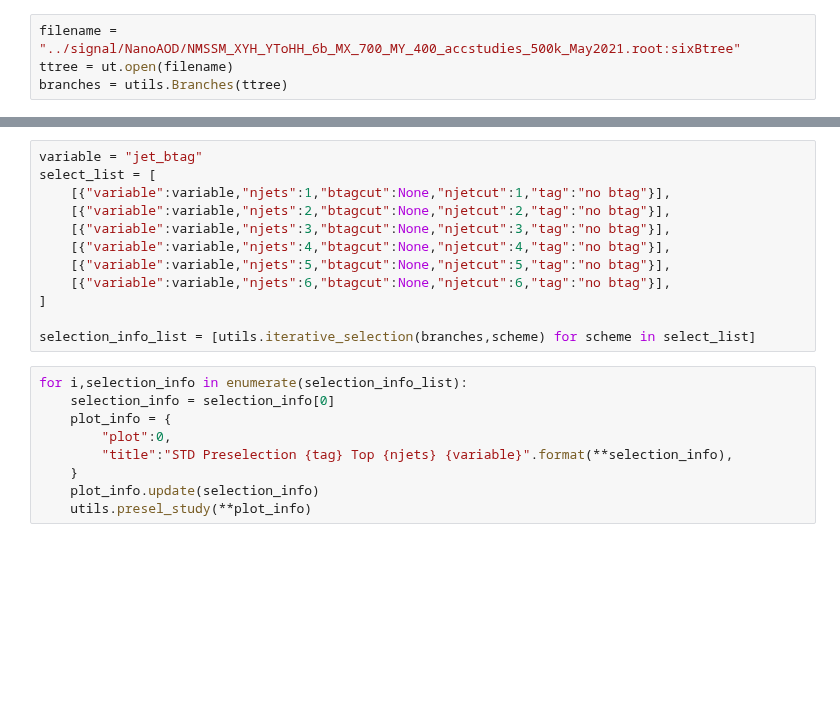
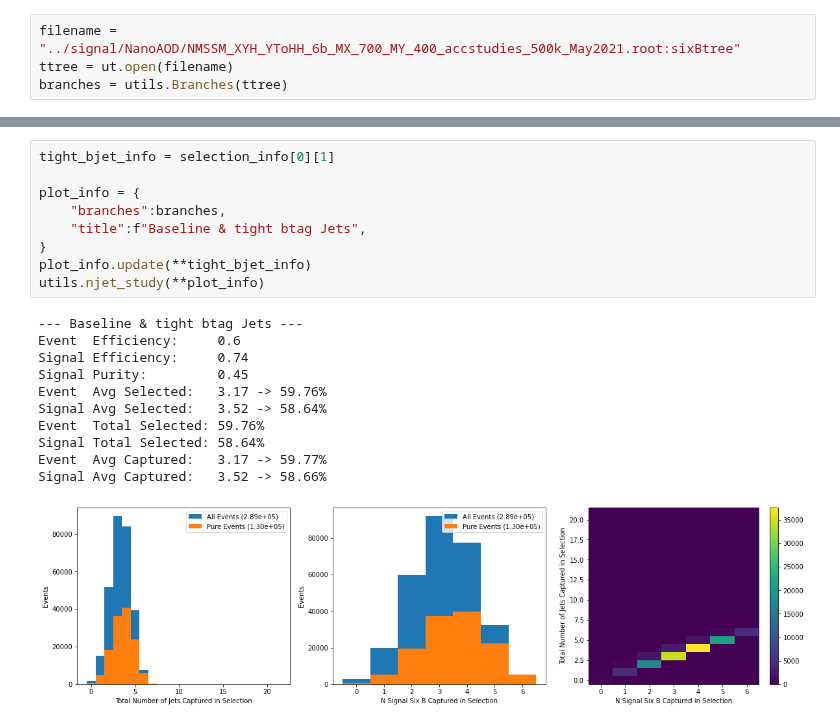
Before and after one commit to ekoenig4/analysis, a Jupyter notebook: preselection_optimization/iterative_jet_selection.ipynb, the cells around one changed output, grey strips where cells are left out. Cells and saved outputs as stored; diff of their text form; blank space fills up the shorter version.

```diff
--- a/preselection_optimization/iterative_jet_selection.ipynb
+++ b/preselection_optimization/iterative_jet_selection.ipynb
@@ -52,21 +46,21 @@ Signal Total Found: 32.85%
-# %%
-variable = "jet_btag"
-select_list = [
-    [{"variable":variable,"njets":1,"btagcut":None,"njetcut":1,"tag":"no btag"}],
-    [{"variable":variable,"njets":2,"btagcut":None,"njetcut":2,"tag":"no btag"}],
-    [{"variable":variable,"njets":3,"btagcut":None,"njetcut":3,"tag":"no btag"}],
-    [{"variable":variable,"njets":4,"btagcut":None,"njetcut":4,"tag":"no btag"}],
-    [{"variable":variable,"njets":5,"btagcut":None,"njetcut":5,"tag":"no btag"}],
-    [{"variable":variable,"njets":6,"btagcut":None,"njetcut":6,"tag":"no btag"}],
-]
-
-selection_info_list = [utils.iterative_selection(branches,scheme) for scheme in select_list]
-# %%
-for i,selection_info in enumerate(selection_info_list):
-    selection_info = selection_info[0]
-    plot_info = {
-        "plot":0,
-        "title":"STD Preselection {tag} Top {njets} {variable}".format(**selection_info),
-    }
-    plot_info.update(selection_info)
-    utils.presel_study(**plot_info)
+# %%
+tight_bjet_info = selection_info[0][1]
+
+plot_info = {
+    "branches":branches,
+    "title":f"Baseline & tight btag Jets",
+}
+plot_info.update(**tight_bjet_info)
+utils.njet_study(**plot_info)
+# %% [output]
+--- Baseline & tight btag Jets ---
+Event  Efficiency:     0.6
+Signal Efficiency:     0.74
+Signal Purity:         0.45
+Event  Avg Selected:   3.17 -> 59.76%
+Signal Avg Selected:   3.52 -> 58.64%
+Event  Total Selected: 59.76%
+Signal Total Selected: 58.64%
+Event  Avg Captured:   3.17 -> 59.77%
+Signal Avg Captured:   3.52 -> 58.66%
+[figure, added]
```
Also changed, not shown: parts of 16 cells of this notebook, 7 other files.
